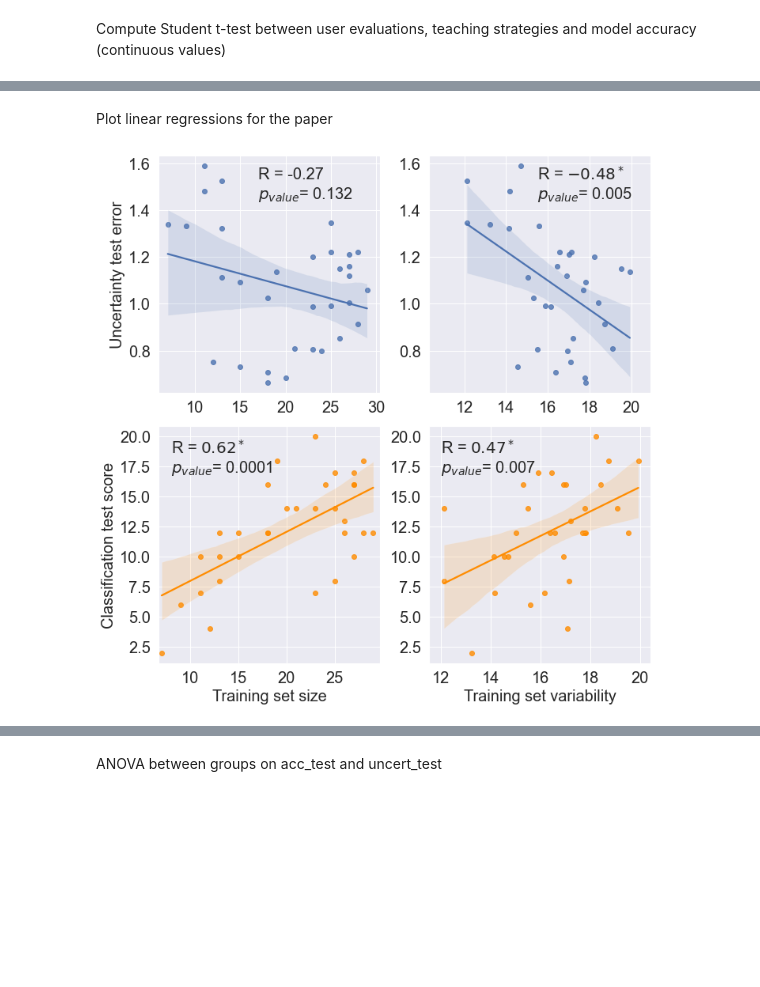
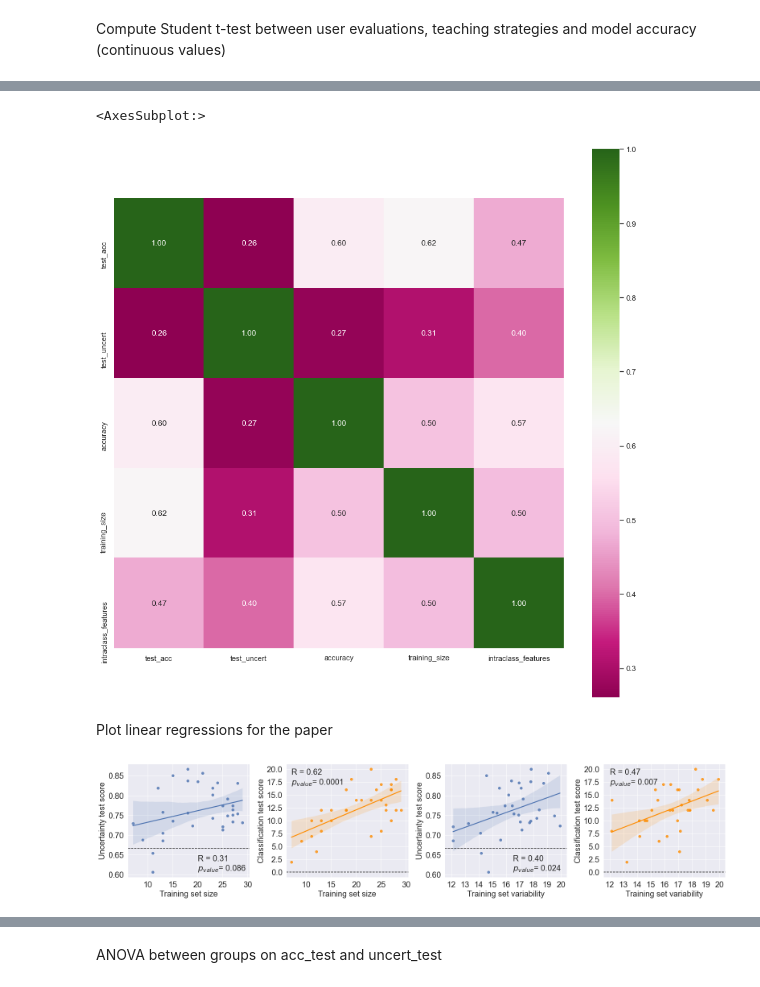
Before and after one commit to teo-sanchez/teaching-uncertainties-iui2022, a Jupyter notebook: study_analysis/experimental_study_analysis.ipynb, the cells around one changed output, grey strips where cells are left out. Drawn from its saved outputs; the diff is of its cells as text; code cells hidden in the pictures; blank space fills up the shorter version.

```diff
--- a/study_analysis/experimental_study_analysis.ipynb
+++ b/study_analysis/experimental_study_analysis.ipynb
@@ -195,3 +195,9 @@ rho.round(2).astype(str) + p
+# %%
+fig, ax = plt.subplots(figsize=(15,15))
+sns.heatmap(all_data[["test_acc", "test_uncert", "accuracy", "training_size", "intraclass_features"]].corr(), fmt='0.2f', annot=True, square=True, cmap="PiYG")
+# %% [output]
+<AxesSubplot:>
+[figure, added]
 # %% [markdown]
 Plot linear regressions for the paper
 # %%
@@ -201,13 +207,13 @@ import matplotlib
 sns.set_theme()
 
 
-mapping = {"test_acc": "Classification test score", "test_uncert": "Uncertainty test error", "training_size": "Training set size", "intraclass_features": "Training set variability", "strat": "Type of uncertainty", "first": "Order"}
+mapping = {"test_acc": "Classification test score", "test_uncert": "Uncertainty test score", "training_size": "Training set size", "intraclass_features": "Training set variability", "strat": "Type of uncertainty", "first": "Order"}
 plot_data = all_data[["strat", "first", "training_size", "intraclass_features", "test_acc", "test_uncert"]].rename(columns = mapping)
 
 plot_data["Type of uncertainty"] = plot_data["Type of uncertainty"].map({0: "Data uncertainty", 1: "Model uncertainty"})
 plot_data["Order"] = plot_data["Order"].map({1: "First iteration", 2: "Second iteration"})
 
-format = "square"
+format = "line"
 
 if format == "line":
 
@@ -220,12 +226,12 @@ if format == "line":
 
     # axes[0].set_xlim([0,100])
 
-    sns.regplot(ax =axes[0], x="Training set size", y="Uncertainty test error", data=plot_data, color = "b")
-    sns.regplot(ax =axes[2], x="Training set variability", y="Uncertainty test error", data=plot_data, color = "b")
+    sns.regplot(ax =axes[0], x="Training set size", y="Uncertainty test score", data=plot_data, color = "b")
+    sns.regplot(ax =axes[2], x="Training set variability", y="Uncertainty test score", data=plot_data, color = "b")
     sns.regplot(ax =axes[1], x="Training set size", y="Classification test score", data=plot_data, color = "darkorange")
     sns.regplot(ax =axes[3], x="Training set variability", y="Classification test score", data=plot_data, color = "darkorange")
 
-    # g = sns.pairplot(plot_data, x_vars=["Training set size", "Training set variability"], y_vars=["Uncertainty test error", "Classification test score"], palette = sns.color_palette("colorblind"), markers = "+")
+    # g = sns.pairplot(plot_data, x_vars=["Training set size", "Training set variability"], y_vars=["Uncertainty test score", "Classification test score"], palette = sns.color_palette("colorblind"), markers = "+")
 
     axes[0].set_xlim((np.min(plot_data["Training set size"])*(1-0.15),np.max(plot_data["Training set size"])*(1+0.05)))
     axes[1].set_xlim((np.min(plot_data["Training set size"])*(1-0.15),np.max(plot_data["Training set size"])*(1+0.05)))
@@ -234,20 +240,27 @@ if format == "line":
 
 
     ax = axes[0]
-    slope, intercept, r_value, p_value, std_err = scipy.stats.linregress(plot_data["Training set size"],plot_data["Uncertainty test error"])
-    ax.text(20, 1.45,  "R = {0:.2f}".format(r_value) + "\n" + r'$p_{value}$' + "= {0:.3f}".format(p_value), fontsize=20)
+    ax.axhline(y = 2/3, color = 'k', linestyle = '--')
+    slope, intercept, r_value, p_value, std_err = scipy.stats.linregress(plot_data["Training set size"],plot_data["Uncertainty test score"])
+    ax.text(20, 0.61,  "R = {0:.2f}".format(r_value) + "\n" + r'$p_{value}$' + "= {0:.3f}".format(p_value), fontsize=20)
 
     ax = axes[2]
-    slope, intercept, r_value, p_value, std_err = scipy.stats.linregress(plot_data["Training set variability"],plot_data["Uncertainty test error"])
-    ax.text(16.5, 1.45,  "R = {0:.2f}".format(r_value) + "\n" + r'$p_{value}$' + "= {0:.3f}".format(p_value), fontsize=20)
+    ax.axhline(y = 2/3, color = 'k', linestyle = '--')
+    slope, intercept, r_value, p_value, std_err = scipy.stats.linregress(plot_data["Training set variability"],plot_data["Uncertainty test score"])
+    ax.text(16.5, 0.61,  "R = {0:.2f}".format(r_value) + "\n" + r'$p_{value}$' + "= {0:.3f}".format(p_value), fontsize=20)
+
 
     ax = axes[1]
     slope, intercept, r_value, p_value, std_err = scipy.stats.linregress(plot_data["Training set size"],plot_data["Classification test score"])
     ax.text(7, 17,  "R = {0:.2f}".format(r_value) + "\n" + r'$p_{value}$' + "= {0:.4f}".format(p_value), fontsize=20)
+    ax.axhline(y = 0, color = 'k', linestyle = '--')
+
 
     ax = axes[3]
     slope, intercept, r_value, p_value, std_err = scipy.stats.linregress(plot_data["Training set variability"],plot_data["Classification test score"])
     ax.text(12, 17, "R = {0:.2f}".format(r_value) + "\n" + r'$p_{value}$' + "= {0:.3f}".format(p_value), fontsize=20)
+    ax.axhline(y = 0, color = 'k', linestyle = '--')
+
     plt.tight_layout()
     plt.savefig("../../figures_paper/linreg_size_variability.pdf")
 else:
@@ -261,44 +274,44 @@ else:
 
     # axes[0].set_xlim([0,100])
 
-    sns.regplot(ax =axes[0,0], x="Training set size", y="Uncertainty test error", data=plot_data, color = "b")
-    sns.regplot(ax =axes[0,1], x="Training set variability", y="Uncertainty test error", data=plot_data, color = "b")
+    sns.regplot(ax =axes[0,0], x="Training set size", y="Uncertainty test score", data=plot_data, color = "b")
+    sns.regplot(ax =axes[0,1], x="Training set variability", y="Uncertainty test score", data=plot_data, color = "b")
     sns.regplot(ax =axes[1,0], x="Training set size", y="Classification test score", data=plot_data, color = "darkorange")
     sns.regplot(ax =axes[1,1], x="Training set variability", y="Classification test score", data=plot_data, color = "darkorange")
 
-    # g = sns.pairplot(plot_data, x_vars=["Training set size", "Training set variability"], y_vars=["Uncertainty test error", "Classification test score"], palette = sns.color_palette("colorblind"), markers = "+")
+    # g = sns.pairplot(plot_data, x_vars=["Training set size", "Training set variability"], y_vars=["Uncertainty test score", "Classification test score"], palette = sns.color_palette("colorblind"), markers = "+")
 
     axes[0,0].set_xlim((np.min(plot_data["Training set size"])*(1-0.15),np.max(plot_data["Training set size"])*(1+0.05)))
     axes[0,1].set_xlim((np.min(plot_data["Training set variability"])*(1-0.15),np.max(plot_data["Training set variability"])*(1+0.05)))
     axes[1,0].set_xlim((np.min(plot_data["Training set size"])*(1-0.05),np.max(plot_data["Training set size"])*(1+0.025)))
     axes[1,1].set_xlim((np.min(plot_data["Training set variability"])*(1-0.05),np.max(plot_data["Training set variability"])*(1+0.025)))
 
 
     ax = axes[0,0]
-    slope, intercept, r_value, p_value, std_err = scipy.stats.linregress(plot_data["Training set size"],plot_data["Uncertainty test error"])
-    ax.text(17, 1.45,  "R = {0:.2f}".format(r_value) + "\n" + r'$p_{value}$' + "= {0:.3f}".format(p_value), fontsize=20)
+    slope, intercept, r_value, p_value, std_err = scipy.stats.linregress(plot_data["Training set size"],plot_data["Uncertainty test score"])
+    ax.text(17, 0.60,  "R = {0:.2f}".format(r_value) + "\n" + r'$p_{value}$' + "= {0:.3f}".format(p_value), fontsize=20)
     ax.set_xlabel("")
 
     ax = axes[0,1]
-    slope, intercept, r_value, p_value, std_err = scipy.stats.linregress(plot_data["Training set variability"],plot_data["Uncertainty test error"])
-    ax.text(15.5, 1.45,  "R = ${0:.2f}^*$".format(r_value) + "\n" + r'$p_{value}$' + "= {0:.3f}".format(p_value), fontsize=20)
+    slope, intercept, r_value, p_value, std_err = scipy.stats.linregress(plot_data["Training set variability"],plot_data["Uncertainty test score"])
+    ax.text(15.5, 0.60,  "R = ${0:.2f}^*$".format(r_value) + "\n" + r'$p_{value}$' + "= {0:.3f}".format(p_value), fontsize=20)
     ax.set_xlabel("")
     ax.set_ylabel("")
 
 
     ax = axes[1,0]
     slope, intercept, r_value, p_value, std_err = scipy.stats.linregress(plot_data["Training set size"],plot_data["Classification test score"])
     ax.text(8, 17,  "R = ${0:.2f}^*$".format(r_value) + "\n" + r'$p_{value}$' + "= {0:.4f}".format(p_value), fontsize=20)
 
     ax = axes[1,1]
     slope, intercept, r_value, p_value, std_err = scipy.stats.linregress(plot_data["Training set variability"],plot_data["Classification test score"])
     ax.text(12, 17, "R = ${0:.2f}^*$".format(r_value) + "\n" + r'$p_{value}$' + "= {0:.3f}".format(p_value), fontsize=20)
     ax.set_ylabel("")
 
     plt.tight_layout()
     plt.savefig("../../figures_paper/linreg_size_variability_square.pdf")
 # %% [output]
-[figure, old version]
+[figure, new version]
 # %%
 import scipy
 scipy.stats.linregress(all_data["intraclass_features"], all_data["test_uncert"]).rvalue
```
Also changed, not shown: parts of 7 cells of this notebook, 5 other files.
